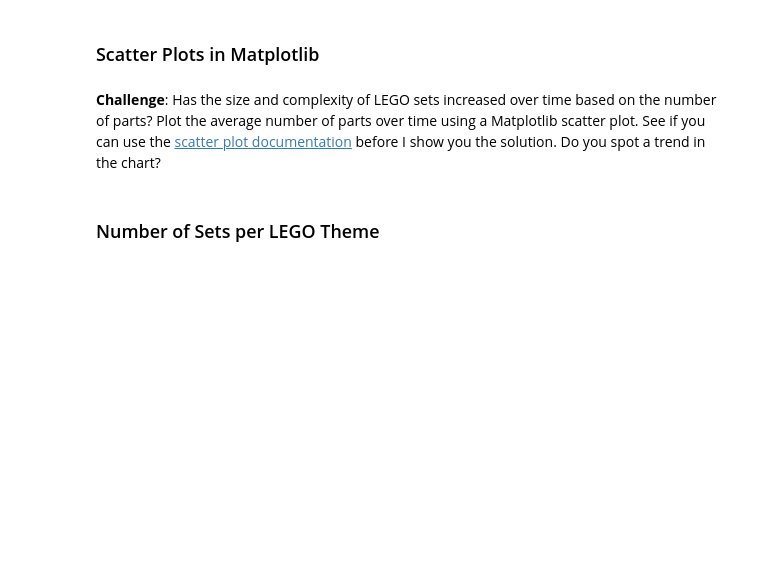
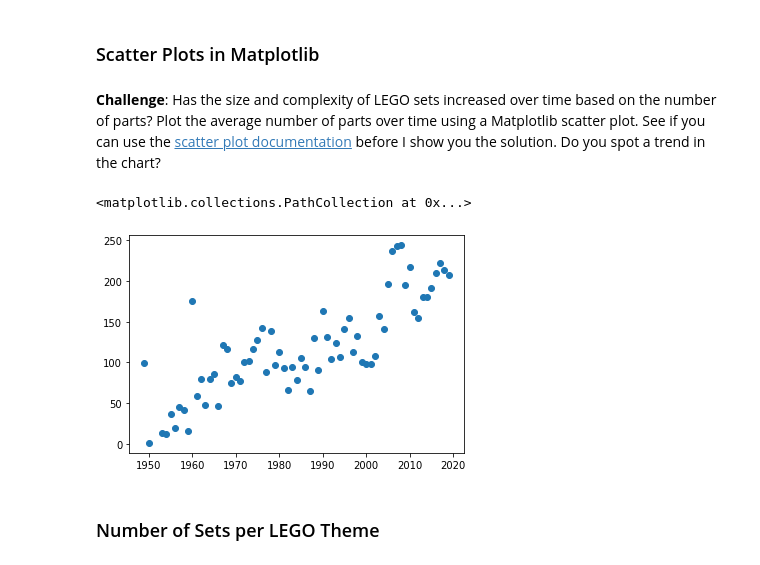
Before and after one commit to Mahesh-Chaulagain/analyse-the-LEGO-dataset, a Jupyter notebook: Lego_Analysis.ipynb, the cells around one changed output. Cells and saved outputs as stored; diff of their text form; code cells hidden in the pictures; blank space fills up the shorter version.

Commit message:
merged the dataframes and create scatter and bar plots

```diff
--- a/Lego_Analysis.ipynb
+++ b/Lego_Analysis.ipynb
@@ -233,3 +233,9 @@ Text(0, 0.5, 'Number of Sets')
 [figure]
 # %% [markdown]
 **Challenge**: Use the <code>.groupby()</code> and <code>.agg()</code> function together to figure out the average number of parts per set. How many parts did the average LEGO set released in 1954 compared to say, 2017?
+# %%
+# group data by year and average the number of parts for that year
+parts_per_set = sets.groupby('year').agg({'num_parts': pd.Series.mean})
+# %%
+parts_per_set.rename(columns={'num_parts': 'average num_parts'}, inplace=True)
+parts_per_set.head()
@@ -237,6 +251,11 @@ Text(0, 0.5, 'Number of Sets')
 ### Scatter Plots in Matplotlib
 # %% [markdown]
 **Challenge**: Has the size and complexity of LEGO sets increased over time based on the number of parts? Plot the average number of parts over time using a Matplotlib scatter plot. See if you can use the [scatter plot documentation](https://matplotlib.org/3.1.0/api/_as_gen/matplotlib.pyplot.scatter.html) before I show you the solution. Do you spot a trend in the chart?
+# %%
+plt.scatter(parts_per_set.index[:-2], parts_per_set.average_num_parts[:-2])
+# %% [output]
+<matplotlib.collections.PathCollection at 0x...>
+[figure, added]
 # %% [markdown]
 ### Number of Sets per LEGO Theme
 # %% [markdown]
```
Also changed, not shown: parts of 13 cells of this notebook, 1 other file.
